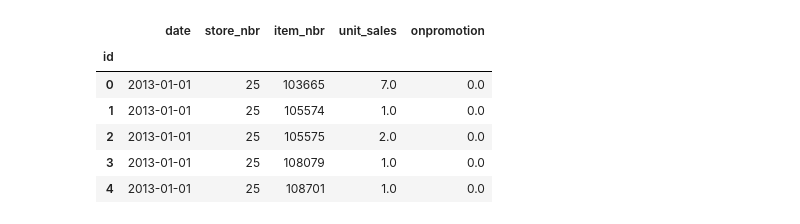
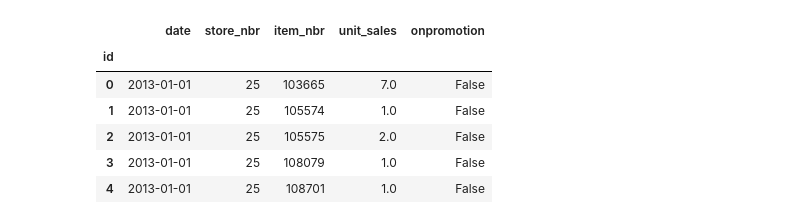
Before and after one commit to rdsirkle/EE5841-Final-Project, a Jupyter notebook: FinalProjectCheckpoint.ipynb, the cells around one changed output. Cells and saved outputs as stored; diff of their text form; code cells hidden in the pictures.

```diff
--- a/FinalProjectCheckpoint.ipynb
+++ b/FinalProjectCheckpoint.ipynb
@@ -26,26 +45,53 @@ TensorFlow: 2.15.1
 # %%
 ### Extract Data ###
 
-#Note: This extraction process is necessary because the raw CSV files are too large to upload to GitHub normally, and Kaggle's importer is broken.
-#The Zip is used to get under the maximum file size for a free account with Git LFS
-MAX_ROWS=1000000
-if not os.path.isdir('readableData'):
-    print("No CSV Directory Found, Creating & Extracting...")
-    ##Create folder to hold CSV files
-    os.makedirs("readableData", exist_ok=True)
-    ##Extract Zip
-    unzipper = ZipFile("favorita-grocery-sales-forecasting.zip", 'r')
-    unzipper.extractall(path="readableData")
-    ##Extract 7z Files
-    for fileName in os.listdir("readableData"):
-        if fileName.split(".")[-1] == "7z":
-            sevenZFile = py7zr.SevenZipFile("readableData/"+fileName, 'r')
-            sevenZFile.extractall(path="readableData")
-            os.remove("readableData/"+fileName)
-print("Data present as CSVs, reading...")
-ds  = pd.read_csv(f'readableData/train.csv',index_col='id',dtype={"onpromotion":bool},parse_dates=['date'],nrows=MAX_ROWS,date_parser = pd.to_datetime,
-                        converters={
-                            "onpromotion" : lambda x : float(bool(x))
-                        })
-ds.head()
+import os
+import shutil
+import pandas as pd
+from zipfile import ZipFile
+
+MAX_ROWS = 10000000
+
+# Remove old extraction folder if it exists
+if os.path.exists("readableData"):
+    shutil.rmtree("readableData")
+
+# Create extraction folder
+os.makedirs("readableData", exist_ok=True)
+
+# Download dataset from Kaggle
+!kaggle datasets download -d ruiyuanfan/corporacin-favorita-grocery-sales-forecasting
+
+# Extract ZIP contents
+print("Extracting dataset...")
+
+with ZipFile(
+    "corporacin-favorita-grocery-sales-forecasting.zip",
+    "r"
+) as zip_ref:
+    zip_ref.extractall("readableData")
+
+print("Extraction complete.")
+
+# Verify files
+print("\nFiles found:")
+print(os.listdir("readableData"))
+
+# Load training data
+print("\nLoading train.csv...")
+
+ds = pd.read_csv(
+    "readableData/train.csv",
+    index_col="id",
+    nrows=MAX_ROWS,
+    parse_dates=["date"]
+)
+
+# Fill missing promotion values
+ds["onpromotion"] = ds["onpromotion"].fillna(False)
+
+print("\nDataset Loaded Successfully!")
+print("Shape:", ds.shape)
+
+display(ds.head())
 # %% [output]
@@ -53,7 +111,7 @@ Data present as CSVs, reading...
 |  | date | store_nbr | item_nbr | unit_sales | onpromotion |
 | id |  |  |  |  |  |
-| 0 | 2013-01-01 | 25 | 103665 | 7.0 | 0.0 |
-| 1 | 2013-01-01 | 25 | 105574 | 1.0 | 0.0 |
-| 2 | 2013-01-01 | 25 | 105575 | 2.0 | 0.0 |
-| 3 | 2013-01-01 | 25 | 108079 | 1.0 | 0.0 |
-| 4 | 2013-01-01 | 25 | 108701 | 1.0 | 0.0 |
+| 0 | 2013-01-01 | 25 | 103665 | 7.0 | False |
+| 1 | 2013-01-01 | 25 | 105574 | 1.0 | False |
+| 2 | 2013-01-01 | 25 | 105575 | 2.0 | False |
+| 3 | 2013-01-01 | 25 | 108079 | 1.0 | False |
+| 4 | 2013-01-01 | 25 | 108701 | 1.0 | False |
```
Also changed, not shown: parts of 29 cells of this notebook.
